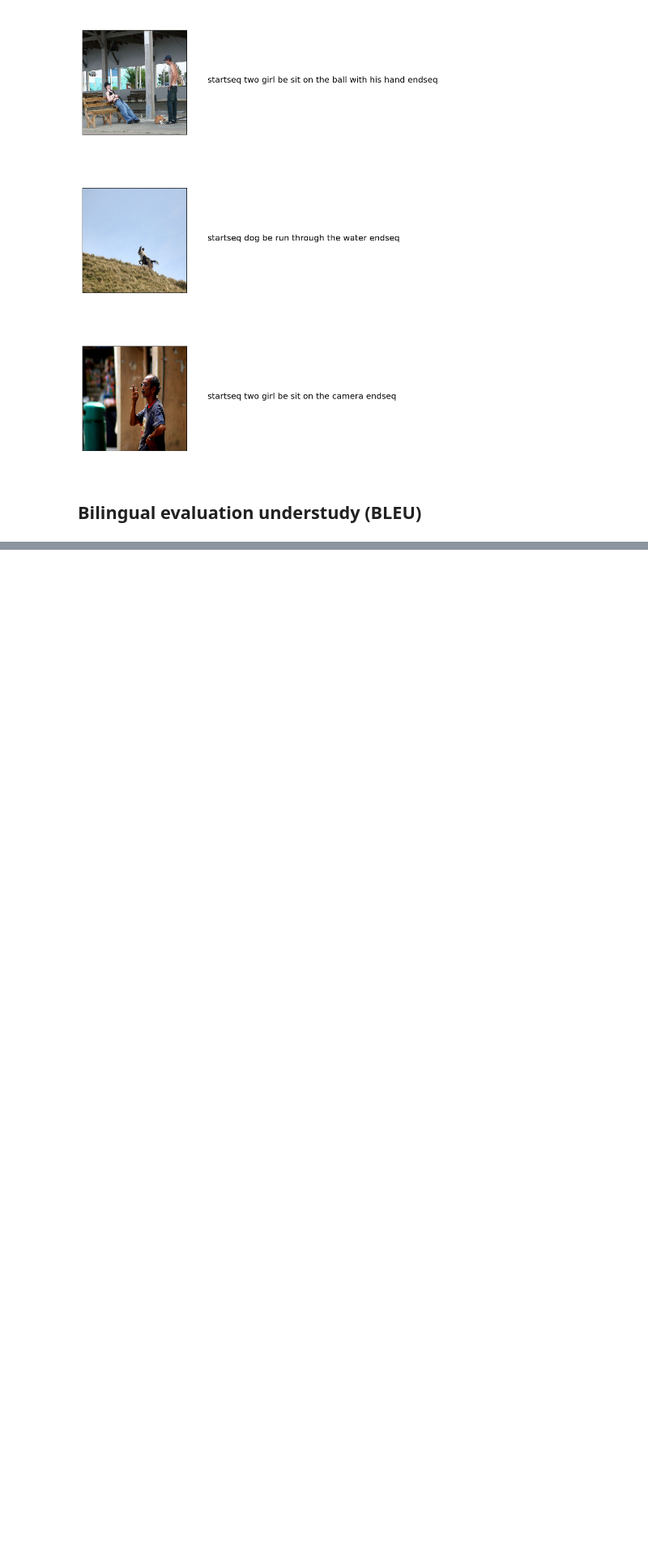
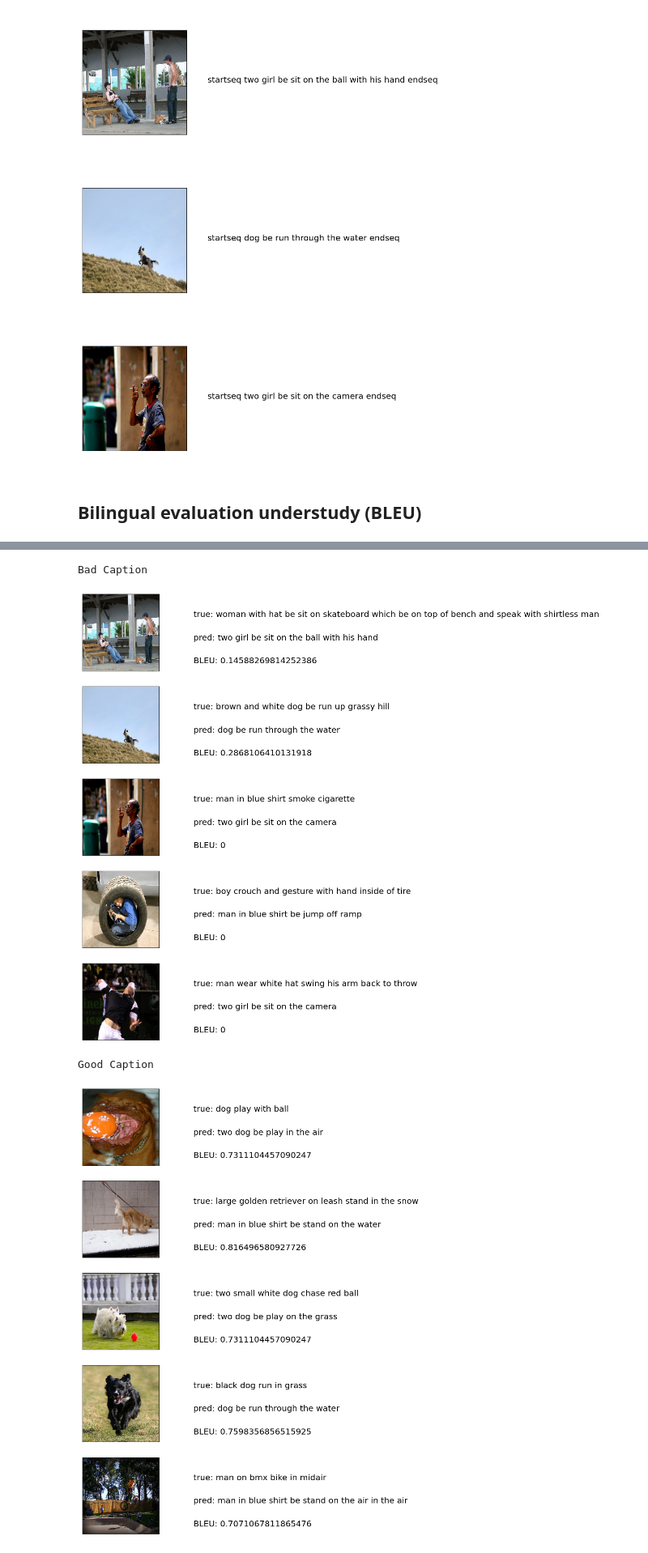
Before and after one commit to mausumiR/deeplearning, a Jupyter notebook: ImageCaptioningDL.ipynb, the cells around one changed output, grey strips where cells are left out. Shown at 81% size. Cells and saved outputs as stored; diff of their text form; code cells hidden in the pictures; blank space fills up the shorter version.

```diff
--- a/ImageCaptioningDL.ipynb
+++ b/ImageCaptioningDL.ipynb
@@ -657,31 +678,36 @@ def plot_images(pred_bad):
     target_size = (npix,npix,3)
     count = 1
     fig = plt.figure(figsize=(10,20))
     npic = len(pred_bad)
     for pb in pred_bad:
         bleu,jpgfnm,caption_true,caption = pb
         ## images
-        filename = dir_Flickr_jpg + '/' + jpgfnm
+        filename = dir_jpg + '/' + jpgfnm
         image_load = load_img(filename, target_size=target_size)
         ax = fig.add_subplot(npic,2,count,xticks=[],yticks=[])
         ax.imshow(image_load)
         count += 1
 
         caption_true = create_str(caption_true)
         caption = create_str(caption)
 
         ax = fig.add_subplot(npic,2,count)
         plt.axis('off')
         ax.plot()
         ax.set_xlim(0,1)
         ax.set_ylim(0,1)
         ax.text(0,0.7,"true:" + caption_true,fontsize=20)
         ax.text(0,0.4,"pred:" + caption,fontsize=20)
         ax.text(0,0.1,"BLEU: {}".format(bleu),fontsize=20)
         count += 1
     plt.show()
 
 print("Bad Caption")
 plot_images(pred_bad)
 print("Good Caption")
 plot_images(pred_good)
+# %% [output]
+Bad Caption
+[figure, added]
+Good Caption
+[figure, added]
```
Also changed, not shown: parts of 1 cell of this notebook.
